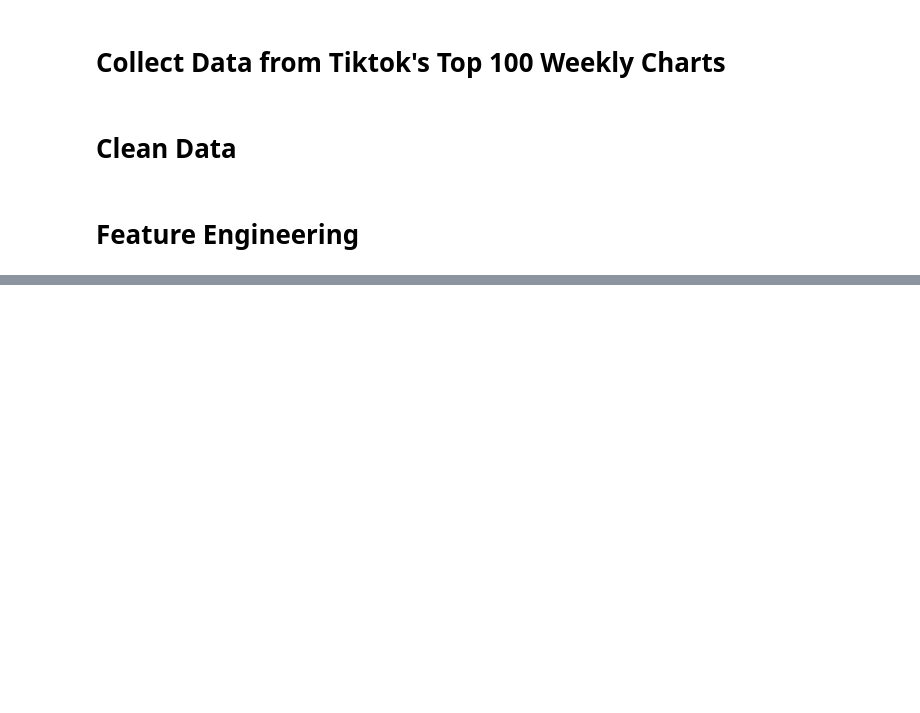
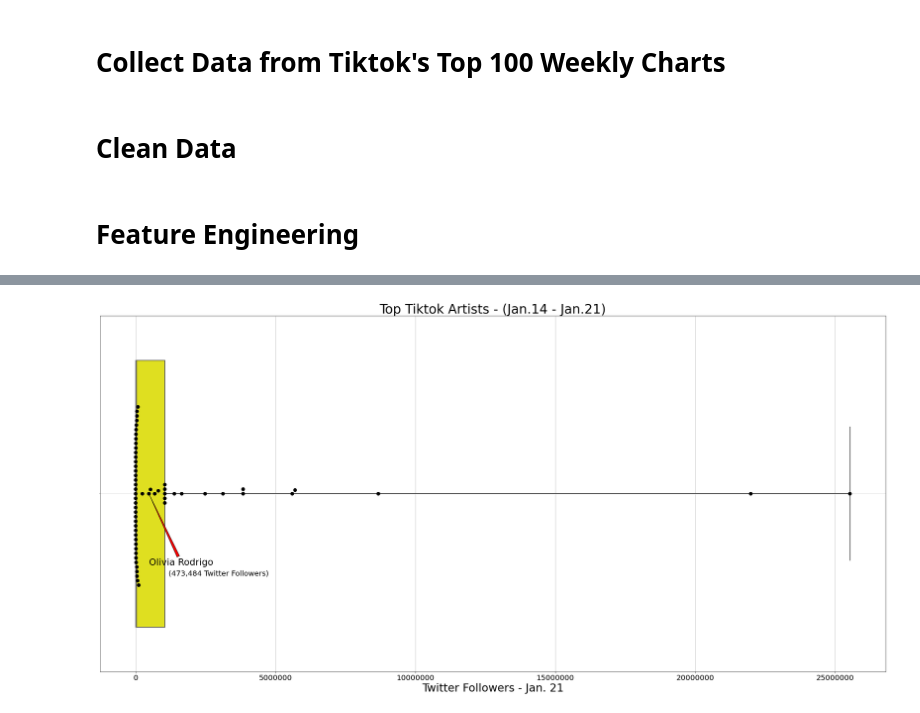
Before and after one commit to jacksonbull87/bull-analytics, a Jupyter notebook: blog3/Code for Blog3.ipynb, the cells around one changed output, grey strips where cells are left out. Saved outputs shown, nothing was run; the diff lists cells and outputs as text; code cells hidden in the pictures; blank space fills up the shorter version.

```diff
--- a/blog3/Code for Blog3.ipynb
+++ b/blog3/Code for Blog3.ipynb
@@ -97,0 +334,23 @@ for track_id in parsed_data['cm_id']:
+# %%
+from matplotlib.pyplot import *
+
+fig = figure(figsize=(30,15))  # define the figure window
+ax1  = fig.add_subplot(111)   # define the axis
+sns.boxplot(top_tktracks['TW_f21'], fliersize=1,linewidth=2, whis=30,width=.75, color='yellow')
+sns.swarmplot(data=top_tktracks,x=top_tktracks['TW_f21'], color='black', size=10)
+plt.title('Top Tiktok Artists - (Jan.14 - Jan.21)', fontsize=35)
+plt.xlabel('Twitter Followers - Jan. 21', fontsize=30)
+plt.ticklabel_format(style='plain', axis='x', ) #change xaxis from sci to plain style
+
+#annotate outlier data point
+plt.annotate('Olivia Rodrigo',xy=(473484.0,0),xytext=(473484.0,.2) ,arrowprops=dict(facecolor='red', arrowstyle='wedge'),
+                                                                                       fontsize=25)
+plt.annotate('(473,484 Twitter Followers)',xy=(473484.0,0),xytext=(1173484.0,.23),
+                                                                                       fontsize=20)
+plt.tick_params(axis='x', which='major', labelsize=20)
+plt.grid(axis='both')
+plt.savefig('visuals/tw_f21.jpeg')
+plt.tight_layout()
+plt.show()
+# %% [output]
+[figure, added]
```
Also changed, not shown: parts of 58 cells of this notebook.
